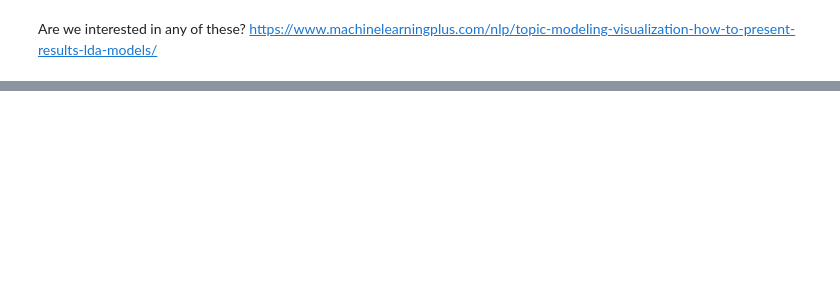
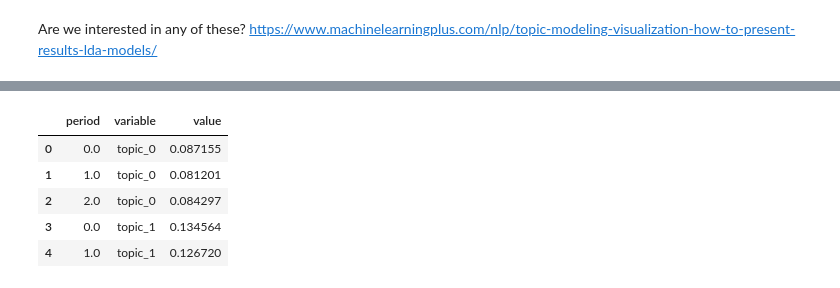
Before and after one commit to laurenjli/nlp-tal, a Jupyter notebook: topic_modeling.ipynb, the cells around one changed output, grey strips where cells are left out. Saved outputs shown, nothing was run; the diff lists cells and outputs as text; code cells hidden in the pictures; blank space fills up the shorter version.

```diff
--- a/topic_modeling.ipynb
+++ b/topic_modeling.ipynb
@@ -374,0 +506,10 @@ https://www.machinelearningplus.com/nlp/topic-modeling-visualization-how-to-pres
+# %%
+melted_6_news = pd.melt(news_apply_tops_df, id_vars=['period'])
+melted_6_news.head()
+# %% [output]
+|  | period | variable | value |
+| 0 | 0.0 | topic_0 | 0.087155 |
+| 1 | 1.0 | topic_0 | 0.081201 |
+| 2 | 2.0 | topic_0 | 0.084297 |
+| 3 | 0.0 | topic_1 | 0.134564 |
+| 4 | 1.0 | topic_1 | 0.126720 |
```
Also changed, not shown: parts of 18 cells of this notebook, 1 other file.
